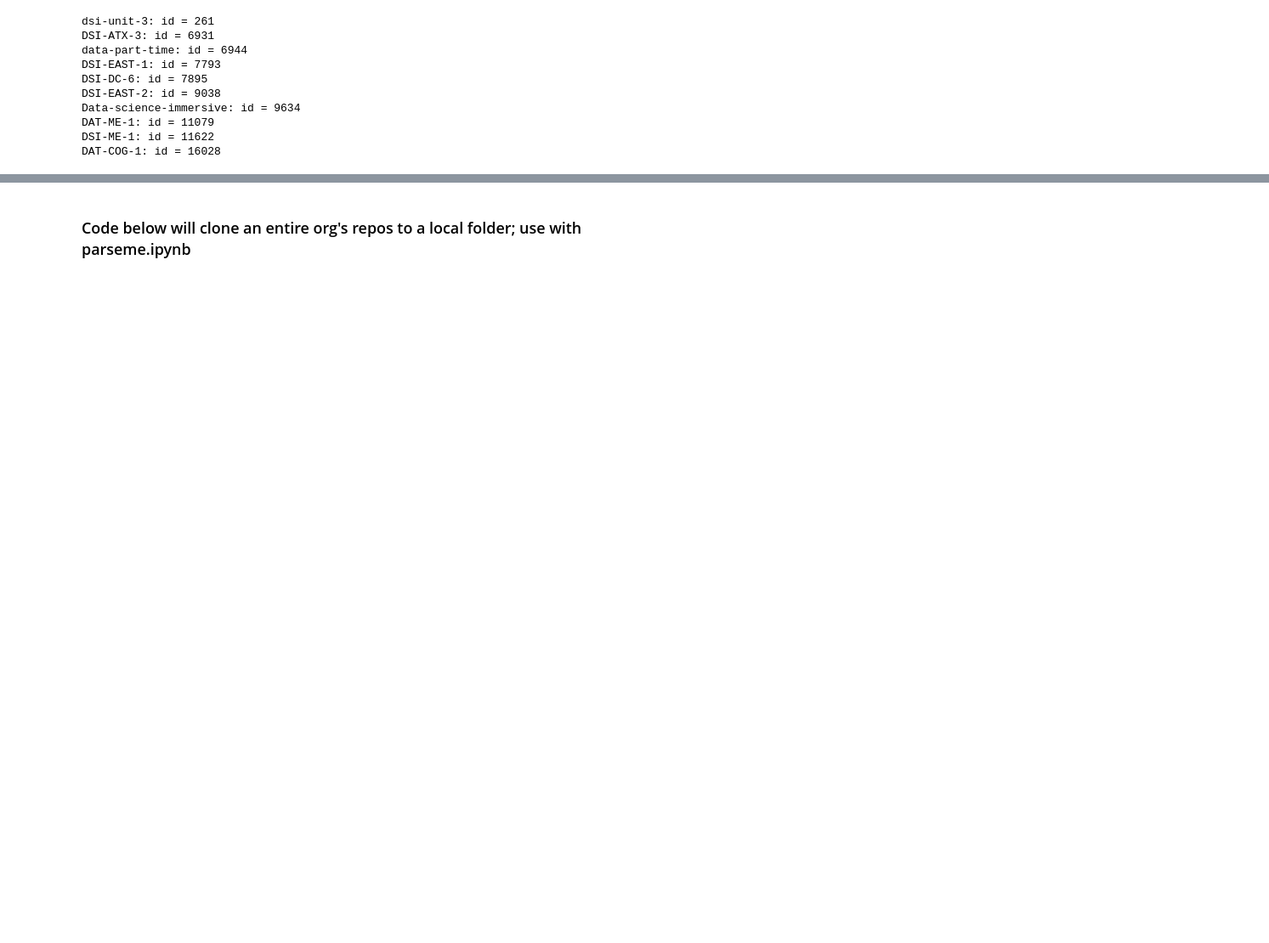
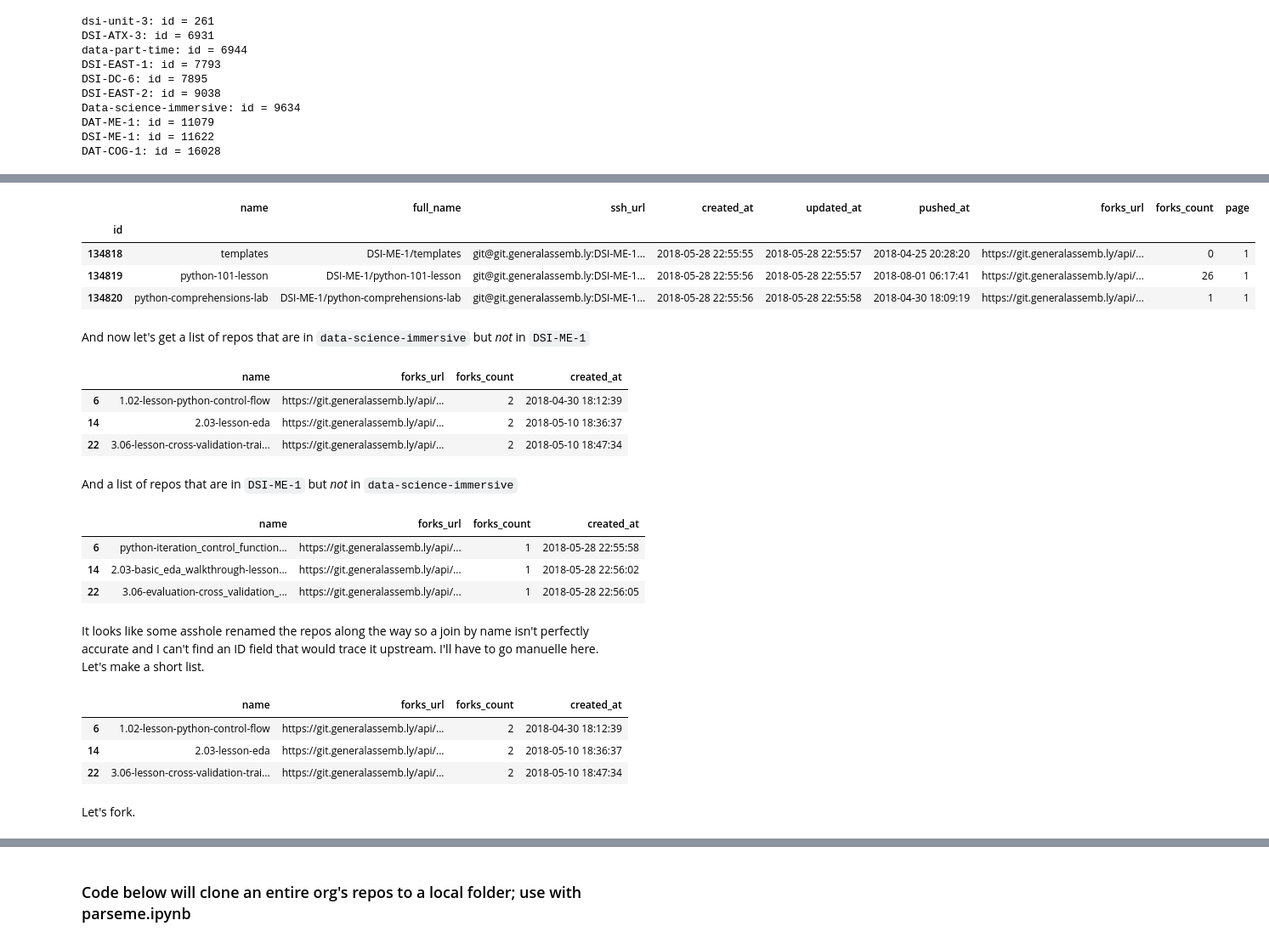
Before and after one commit to ggodreau/profanityParser, a Jupyter notebook: gitauth.ipynb, the cells around one changed output, grey strips where cells are left out. Shown at 85% size. Drawn from its saved outputs; the diff is of its cells as text; code cells hidden in the pictures; blank space fills up the shorter version.

```diff
--- a/gitauth.ipynb
+++ b/gitauth.ipynb
@@ -43,0 +142,2 @@ DAT-COG-1: id = 16028
+# %%
+dsi_me_1_df = get_all_repos(baseurl, 'DSI-ME-1')
@@ -43,0 +148,8 @@ DAT-COG-1: id = 16028
+# %%
+dsi_me_1_df.head(3)
+# %% [output]
+|  | name | full_name | ssh_url | created_at | updated_at | pushed_at | forks_url | forks_count | page |
+| id |  |  |  |  |  |  |  |  |  |
+| 134818 | templates | DSI-ME-1/templates | git@git.generalassemb.ly:DSI-ME-1... | 2018-05-28 22:55:55 | 2018-05-28 22:55:57 | 2018-04-25 20:28:20 | https://git.generalassemb.ly/api/... | 0 | 1 |
+| 134819 | python-101-lesson | DSI-ME-1/python-101-lesson | git@git.generalassemb.ly:DSI-ME-1... | 2018-05-28 22:55:56 | 2018-05-28 22:55:57 | 2018-08-01 06:17:41 | https://git.generalassemb.ly/api/... | 26 | 1 |
+| 134820 | python-comprehensions-lab | DSI-ME-1/python-comprehensions-lab | git@git.generalassemb.ly:DSI-ME-1... | 2018-05-28 22:55:56 | 2018-05-28 22:55:58 | 2018-04-30 18:09:19 | https://git.generalassemb.ly/api/... | 1 | 1 |
@@ -43,0 +158,2 @@ DAT-COG-1: id = 16028
+# %% [markdown]
+And now let's get a list of repos that are in `data-science-immersive` but _not_ in `DSI-ME-1`
@@ -43,0 +165,9 @@ DAT-COG-1: id = 16028
+# %%
+not_in_misk.head(3)
+# %% [output]
+|  | name | forks_url | forks_count | created_at |
+| 6 | 1.02-lesson-python-control-flow | https://git.generalassemb.ly/api/... | 2 | 2018-04-30 18:12:39 |
+| 14 | 2.03-lesson-eda | https://git.generalassemb.ly/api/... | 2 | 2018-05-10 18:36:37 |
+| 22 | 3.06-lesson-cross-validation-trai... | https://git.generalassemb.ly/api/... | 2 | 2018-05-10 18:47:34 |
+# %% [markdown]
+And a list of repos that are in `DSI-ME-1` but _not_ in `data-science-immersive`
@@ -43,0 +179,9 @@ DAT-COG-1: id = 16028
+# %%
+not_in_dsi.head(3)
+# %% [output]
+|  | name | forks_url | forks_count | created_at |
+| 6 | python-iteration_control_function... | https://git.generalassemb.ly/api/... | 1 | 2018-05-28 22:55:58 |
+| 14 | 2.03-basic_eda_walkthrough-lesson... | https://git.generalassemb.ly/api/... | 1 | 2018-05-28 22:56:02 |
+| 22 | 3.06-evaluation-cross_validation_... | https://git.generalassemb.ly/api/... | 1 | 2018-05-28 22:56:05 |
+# %% [markdown]
+It looks like some asshole renamed the repos along the way so a join by name isn't perfectly accurate and I can't find an ID field that would trace it upstream. I'll have to go manuelle here. Let's make a short list.
@@ -43,0 +190,7 @@ DAT-COG-1: id = 16028
+# %%
+not_in_misk.head(3)
+# %% [output]
+|  | name | forks_url | forks_count | created_at |
+| 6 | 1.02-lesson-python-control-flow | https://git.generalassemb.ly/api/... | 2 | 2018-04-30 18:12:39 |
+| 14 | 2.03-lesson-eda | https://git.generalassemb.ly/api/... | 2 | 2018-05-10 18:36:37 |
+| 22 | 3.06-lesson-cross-validation-trai... | https://git.generalassemb.ly/api/... | 2 | 2018-05-10 18:47:34 |
@@ -43,0 +199,2 @@ DAT-COG-1: id = 16028
+# %% [markdown]
+Let's fork.
```
Also changed, not shown: parts of 27 cells of this notebook.
